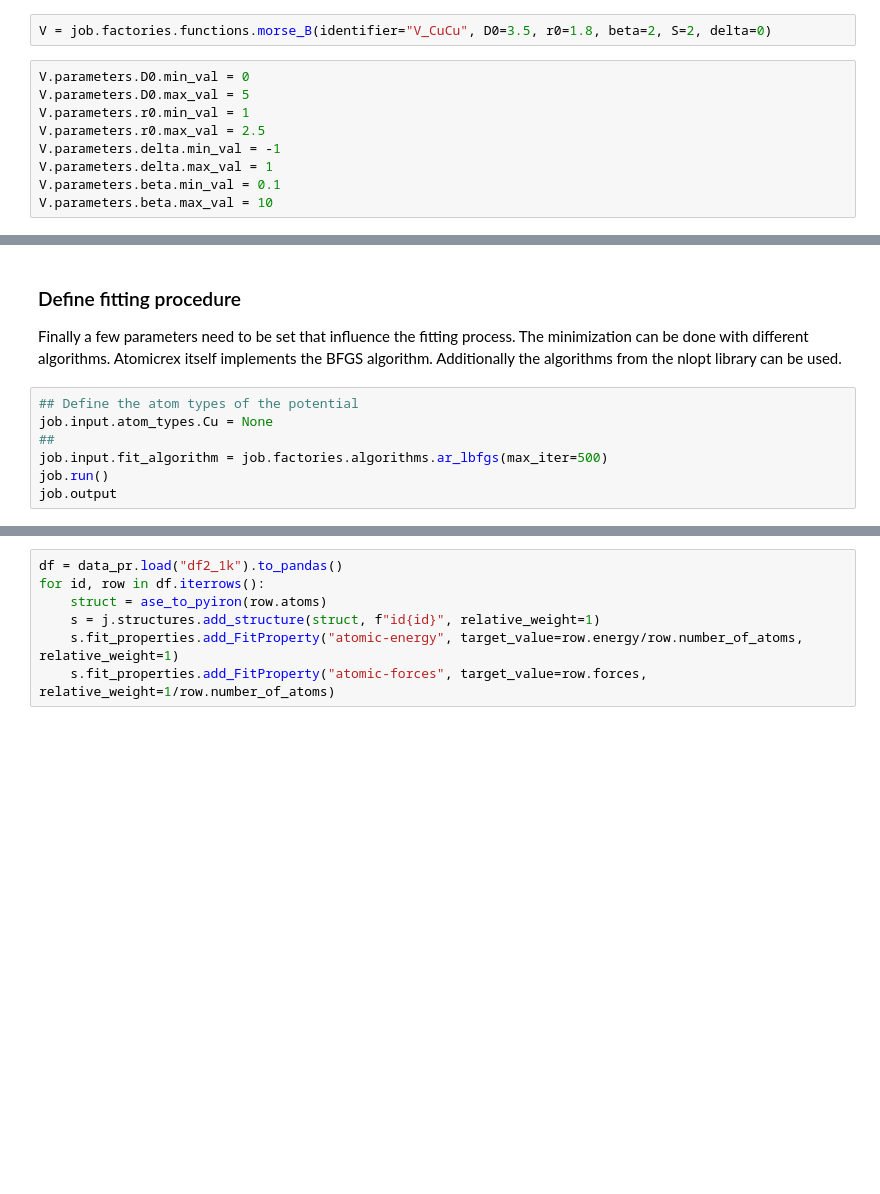
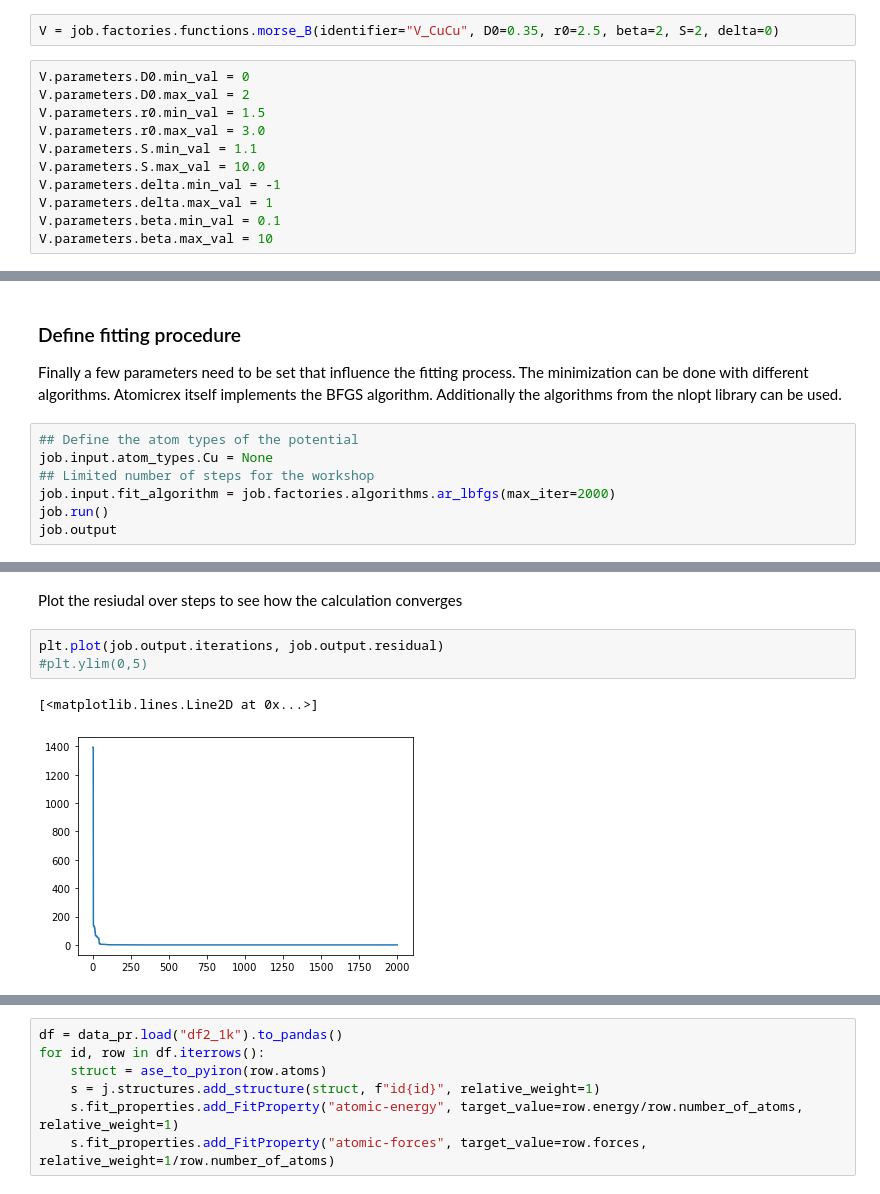
Before and after one commit to pyiron-workshop/potentials-workshop-2021, a Jupyter notebook: day_2/atomicrex/WorkshopPotentialEAM.ipynb, the cells around one changed output, grey strips where cells are left out. Saved outputs shown, nothing was run; the diff lists cells and outputs as text; blank space fills up the shorter version.

```diff
--- a/day_2/atomicrex/WorkshopPotentialEAM.ipynb
+++ b/day_2/atomicrex/WorkshopPotentialEAM.ipynb
@@ -48,10 +77,12 @@ The parameters in D0=3.5 and r0=1.8 are the approximate cohesive energy and the
 # %%
-V = job.factories.functions.morse_B(identifier="V_CuCu", D0=3.5, r0=1.8, beta=2, S=2, delta=0)
+V = job.factories.functions.morse_B(identifier="V_CuCu", D0=0.35, r0=2.5, beta=2, S=2, delta=0)
 # %%
 V.parameters.D0.min_val = 0
-V.parameters.D0.max_val = 5
-V.parameters.r0.min_val = 1
-V.parameters.r0.max_val = 2.5
+V.parameters.D0.max_val = 2
+V.parameters.r0.min_val = 1.5
+V.parameters.r0.max_val = 3.0
+V.parameters.S.min_val = 1.1
+V.parameters.S.max_val = 10.0
 V.parameters.delta.min_val = -1
 V.parameters.delta.max_val = 1
 V.parameters.beta.min_val = 0.1
@@ -119,8 +150,8 @@ The minimization can be done with different algorithms. Atomicrex itself impleme
 # %%
 ## Define the atom types of the potential
 job.input.atom_types.Cu = None
-##
-job.input.fit_algorithm = job.factories.algorithms.ar_lbfgs(max_iter=500)
+## Limited number of steps for the workshop
+job.input.fit_algorithm = job.factories.algorithms.ar_lbfgs(max_iter=2000)
 job.run()
 job.output
 # %% [output]
@@ -128 +159,9 @@ The job PotentialDF1 was saved and received the ID: 622
 [interactive output not drawn]
+# %% [markdown]
+Plot the resiudal over steps to see how the calculation converges
+# %%
+plt.plot(job.output.iterations, job.output.residual)
+#plt.ylim(0,5)
+# %% [output]
+[<matplotlib.lines.Line2D at 0x...>]
+[figure, added]
```
Also changed, not shown: parts of 21 cells of this notebook.
